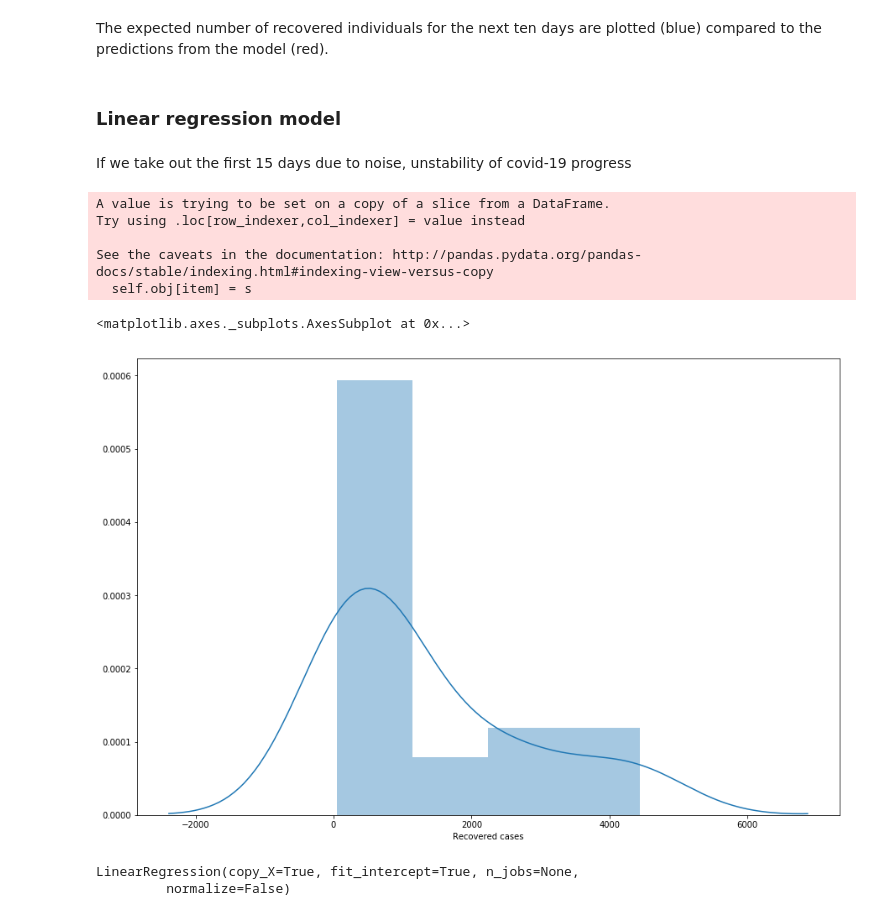
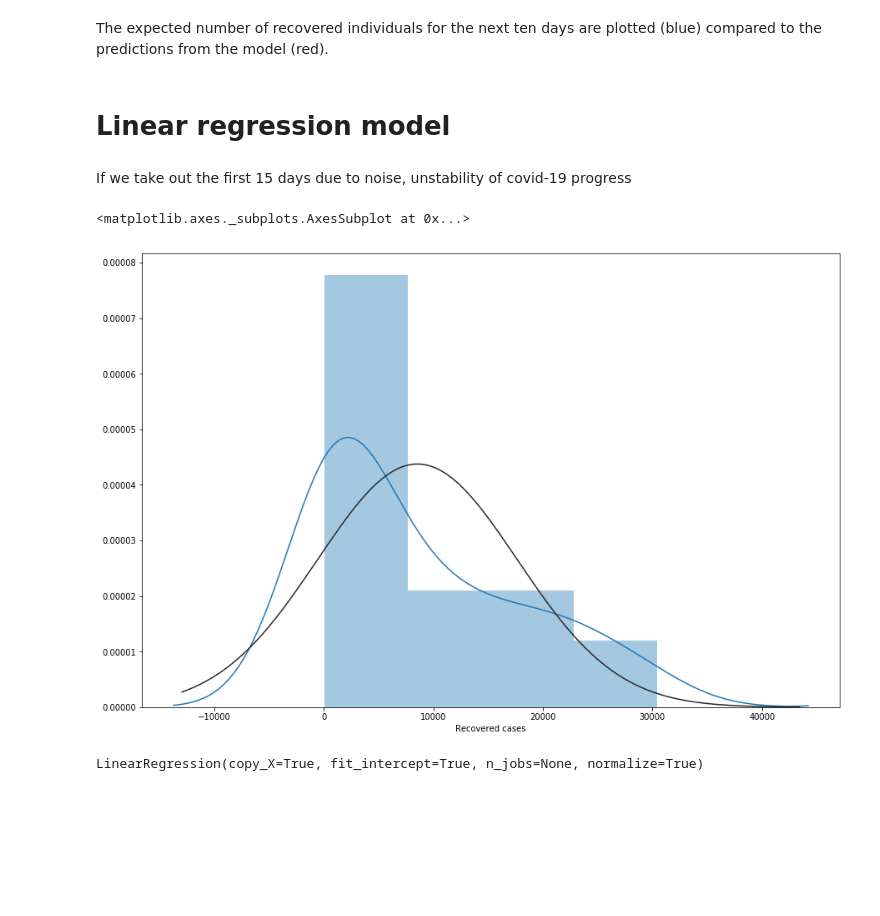
Before and after one commit to jeannechaverot/CovidForecasting, a Jupyter notebook: Find_parameters.ipynb, the cells around one changed output. Saved outputs shown, nothing was run; the diff lists cells and outputs as text; code cells hidden in the pictures; blank space fills up the shorter version.

```diff
--- a/Find_parameters.ipynb
+++ b/Find_parameters.ipynb
@@ -77,6 +77,9 @@ Now we can start working on predicting our gammas.
 Recovered is cumulative, as expected (absorbing state in our SIR model) and infected represents the number of infected individual at a certain date
 # %%
 data = recovered.merge(infected, on='Date')
+# %%
+data['Date'] = pd.to_datetime(data['Date'])
+#df['DOB'] = pd.to_datetime(df.DOB)
 # %%
 dataframe = pd.concat([data['Date'],data['Recovered cases'], data['Infected Cases'].shift(7),
                    data['Infected Cases'].shift(8),data['Infected Cases'].shift(9),
@@ -164,7 +203,7 @@ The expected number of recovered individuals for the next ten days are plotted (
 # if we try to predict the next seven days we have MSE Test MSE: 193348.358
 # if we try to predict the next ten days we have MSE Test MSE: 143632.721
 # %% [markdown]
-### Linear regression model
+#  Linear regression model
 # %%
 import pandas as pd
 import numpy as np
@@ -177,33 +216,30 @@ from sklearn import metrics
 # %% [markdown]
 If we take out the first 15 days due to noise, unstability of covid-19 progress
 # %%
-dataframe_new = dataframe.iloc[15:,:]
+dataframe_new = dataframe.iloc[15:,:].copy()
 # %%
 y = dataframe_new['Recovered cases'].values
 X = dataframe_new.iloc[:,1:].values
 # %%
-dataframe_new.loc[:,'Recovered cases'] = dataframe_new.loc[:,'Recovered cases'].apply(pd.to_numeric)
+dataframe.loc[:,'Recovered cases'] = dataframe_new.loc[:,'Recovered cases'].apply(pd.to_numeric)
-# %% [output]
-A value is trying to be set on a copy of a slice from a DataFrame.
-Try using .loc[row_indexer,col_indexer] = value instead
-
-See the caveats in the documentation: http://pandas.pydata.org/pandas-docs/stable/indexing.html#indexing-view-versus-copy
-  self.obj[item] = s
+# %%
+dataframe_new['Recovered cases'] = dataframe_new['Recovered cases'].apply(pd.to_numeric)
 # %%
+from scipy.stats import norm
+
 plt.figure(figsize=(15,10))
 plt.tight_layout()
-seabornInstance.distplot(dataframe_new['Recovered cases'])
+seabornInstance.distplot(dataframe_new['Recovered cases'], fit=norm)
 # %% [output]
 <matplotlib.axes._subplots.AxesSubplot at 0x...>
-[figure, old version]
+[figure, new version]
 # %%
 X_train, X_test, y_train, y_test = train_test_split(X, y, test_size=0.2, random_state=0)
 # %%
-regressor = LinearRegression()
+regressor = LinearRegression(normalize=True)
 regressor.fit(X_train, y_train) #training the algorithm
 # %% [output]
-LinearRegression(copy_X=True, fit_intercept=True, n_jobs=None,
-         normalize=False)
+LinearRegression(copy_X=True, fit_intercept=True, n_jobs=None, normalize=True)
 # %%
 y_pred = regressor.predict(X_test)
 # %%
```
Also changed, not shown: parts of 64 cells of this notebook.
